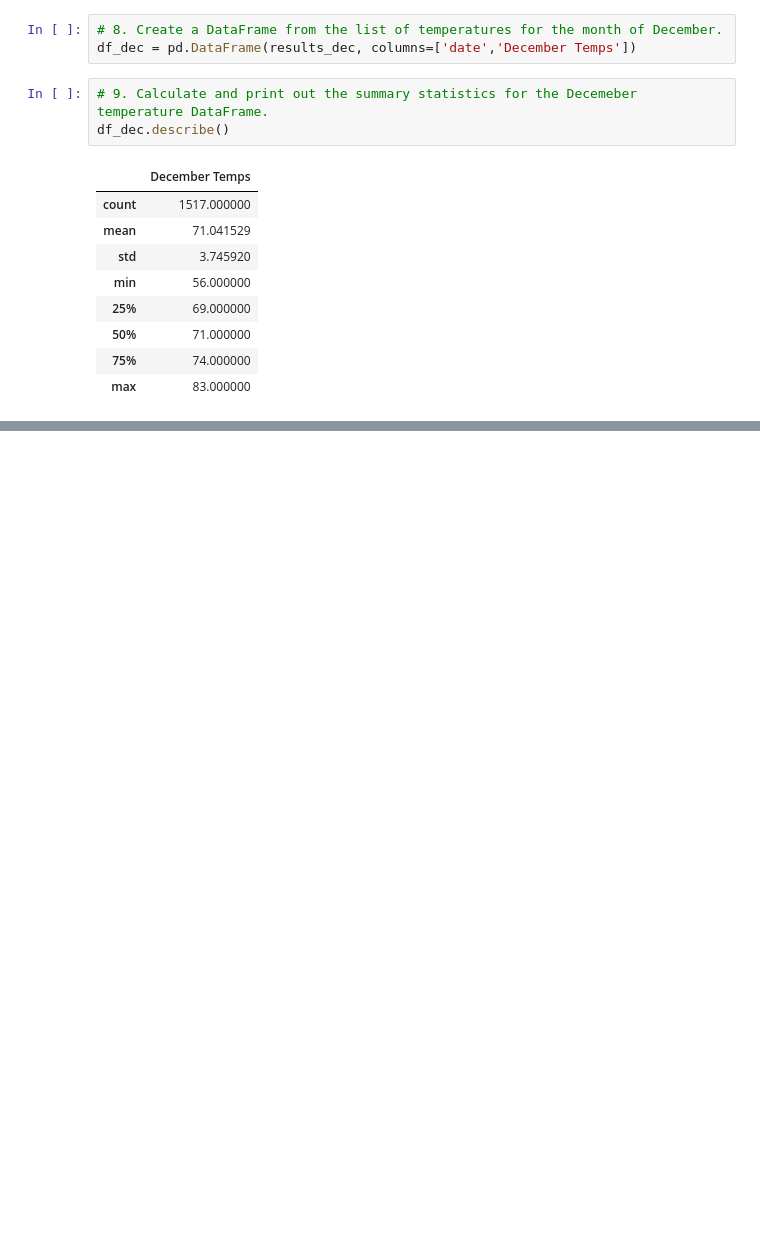
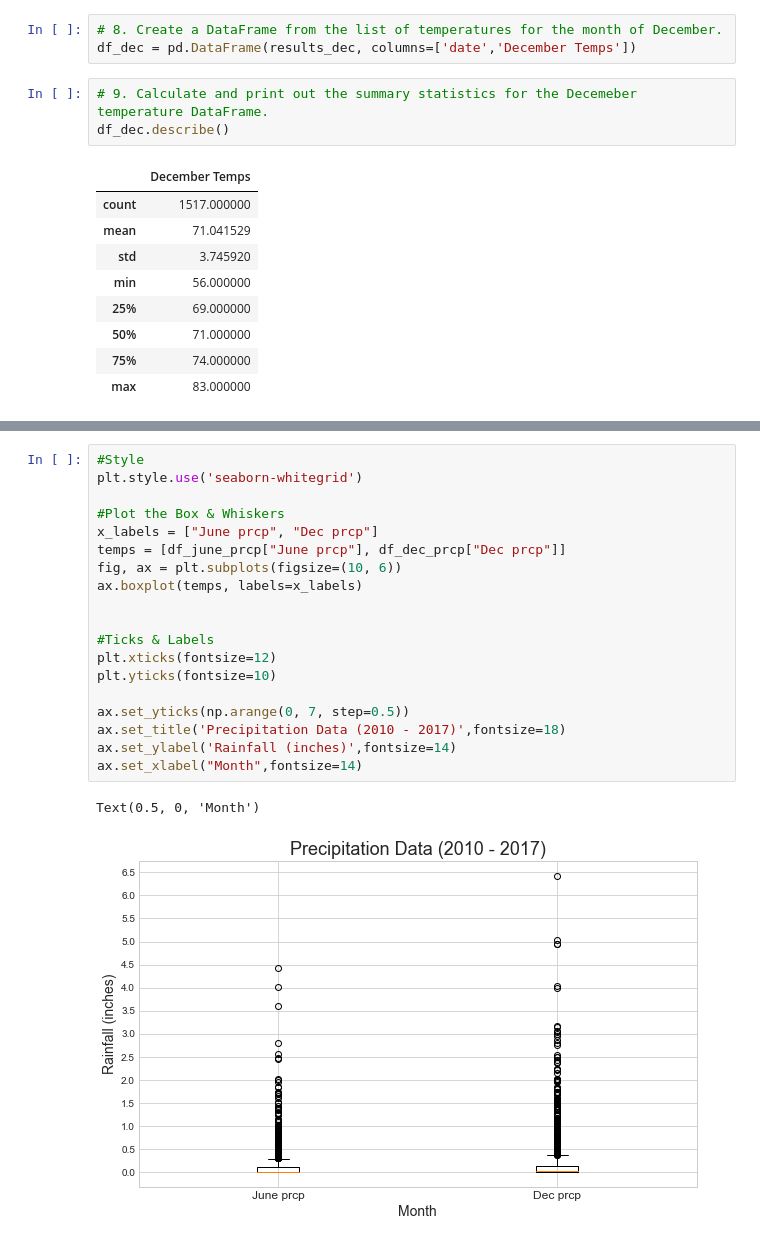
Before and after one commit to NEOlbrysh/surfs_up, a Jupyter notebook: SurfsUp_Challenge.ipynb, the cells around one changed output, grey strips where cells are left out. Cells and saved outputs as stored; diff of their text form; blank space fills up the shorter version.

```diff
--- a/SurfsUp_Challenge.ipynb
+++ b/SurfsUp_Challenge.ipynb
@@ -75,0 +141,22 @@ df_dec.describe()
+# %%
+#Style
+plt.style.use('seaborn-whitegrid')
+
+#Plot the Box & Whiskers
+x_labels = ["June prcp", "Dec prcp"]
+temps = [df_june_prcp["June prcp"], df_dec_prcp["Dec prcp"]]
+fig, ax = plt.subplots(figsize=(10, 6))
+ax.boxplot(temps, labels=x_labels)
+
+
+#Ticks & Labels
+plt.xticks(fontsize=12)
+plt.yticks(fontsize=10)
+
+ax.set_yticks(np.arange(0, 7, step=0.5))
+ax.set_title('Precipitation Data (2010 - 2017)',fontsize=18)
+ax.set_ylabel('Rainfall (inches)',fontsize=14)
+ax.set_xlabel("Month",fontsize=14)
+# %% [output]
+Text(0.5, 0, 'Month')
+[figure, added]
```
Also changed, not shown: parts of 12 cells of this notebook.
